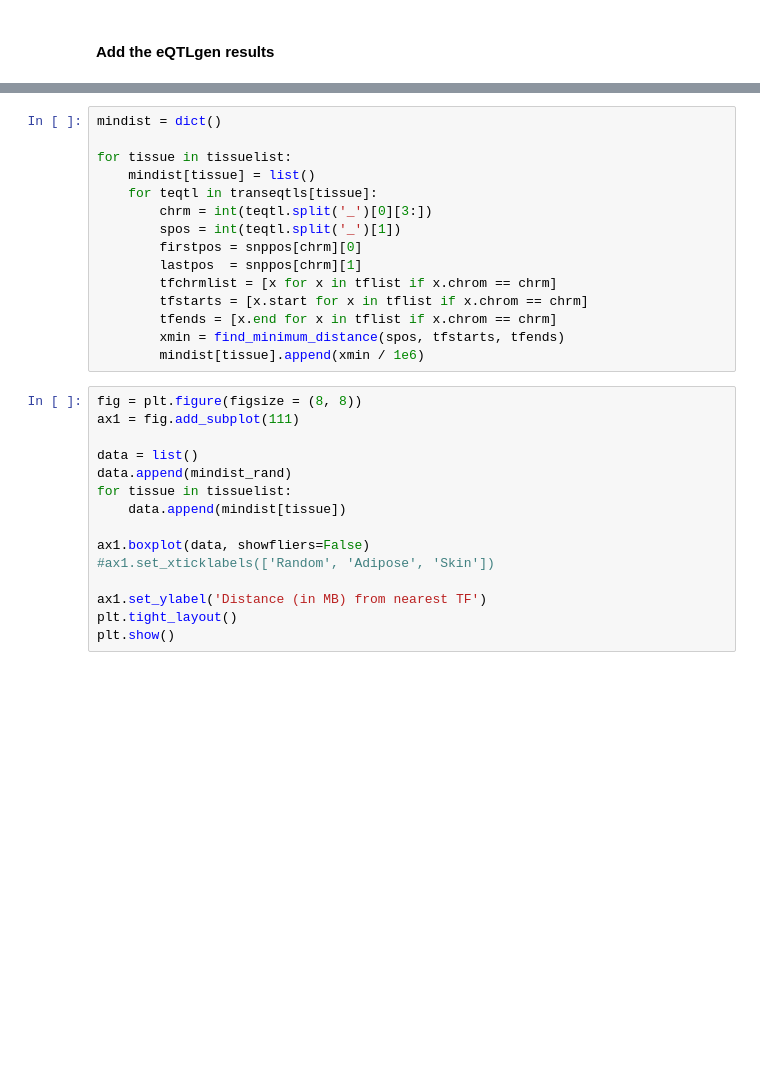
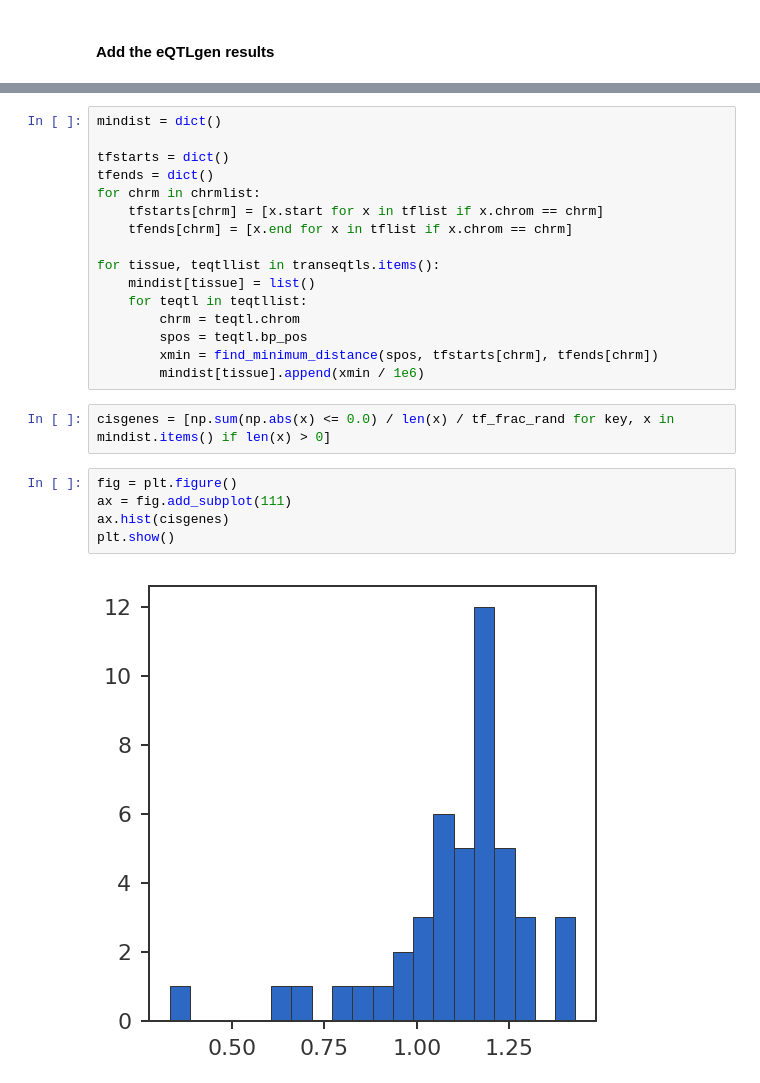
Before and after one commit to banskt/trans-eqtl-pipeline, a Jupyter notebook: analysis/jupyter/distance_from_human_TFs.ipynb, the cells around one changed output, grey strips where cells are left out. Cells and saved outputs as stored; diff of their text form; blank space fills up the shorter version.

```diff
--- a/analysis/jupyter/distance_from_human_TFs.ipynb
+++ b/analysis/jupyter/distance_from_human_TFs.ipynb
@@ -272,33 +216,28 @@ if not 'eqtlgen' in tshorts:
 # %%
 mindist = dict()
 
-for tissue in tissuelist:
+tfstarts = dict()
+tfends = dict()
+for chrm in chrmlist:
+    tfstarts[chrm] = [x.start for x in tflist if x.chrom == chrm]
+    tfends[chrm] = [x.end for x in tflist if x.chrom == chrm]
+
+for tissue, teqtllist in transeqtls.items():
     mindist[tissue] = list()
-    for teqtl in transeqtls[tissue]:
-        chrm = int(teqtl.split('_')[0][3:])
-        spos = int(teqtl.split('_')[1])
-        firstpos = snppos[chrm][0]
-        lastpos  = snppos[chrm][1]
-        tfchrmlist = [x for x in tflist if x.chrom == chrm]
-        tfstarts = [x.start for x in tflist if x.chrom == chrm]
-        tfends = [x.end for x in tflist if x.chrom == chrm]
-        xmin = find_minimum_distance(spos, tfstarts, tfends)
+    for teqtl in teqtllist:
+        chrm = teqtl.chrom
+        spos = teqtl.bp_pos
+        xmin = find_minimum_distance(spos, tfstarts[chrm], tfends[chrm])
         mindist[tissue].append(xmin / 1e6)
-# %%
-fig = plt.figure(figsize = (8, 8))
-ax1 = fig.add_subplot(111)
-
-data = list()
-data.append(mindist_rand)
-for tissue in tissuelist:
-    data.append(mindist[tissue])
-
-ax1.boxplot(data, showfliers=False)
-#ax1.set_xticklabels(['Random', 'Adipose', 'Skin'])
-
-ax1.set_ylabel('Distance (in MB) from nearest TF')
-plt.tight_layout()
-plt.show()
+# %%
+cisgenes = [np.sum(np.abs(x) <= 0.0) / len(x) / tf_frac_rand for key, x in mindist.items() if len(x) > 0]
+# %%
+fig = plt.figure()
+ax = fig.add_subplot(111)
+ax.hist(cisgenes)
+plt.show()
+# %% [output]
+[figure, added]
 # %%
 objects = list()
 performance = list()
```
Also changed, not shown: parts of 15 cells of this notebook, 34 other files.
